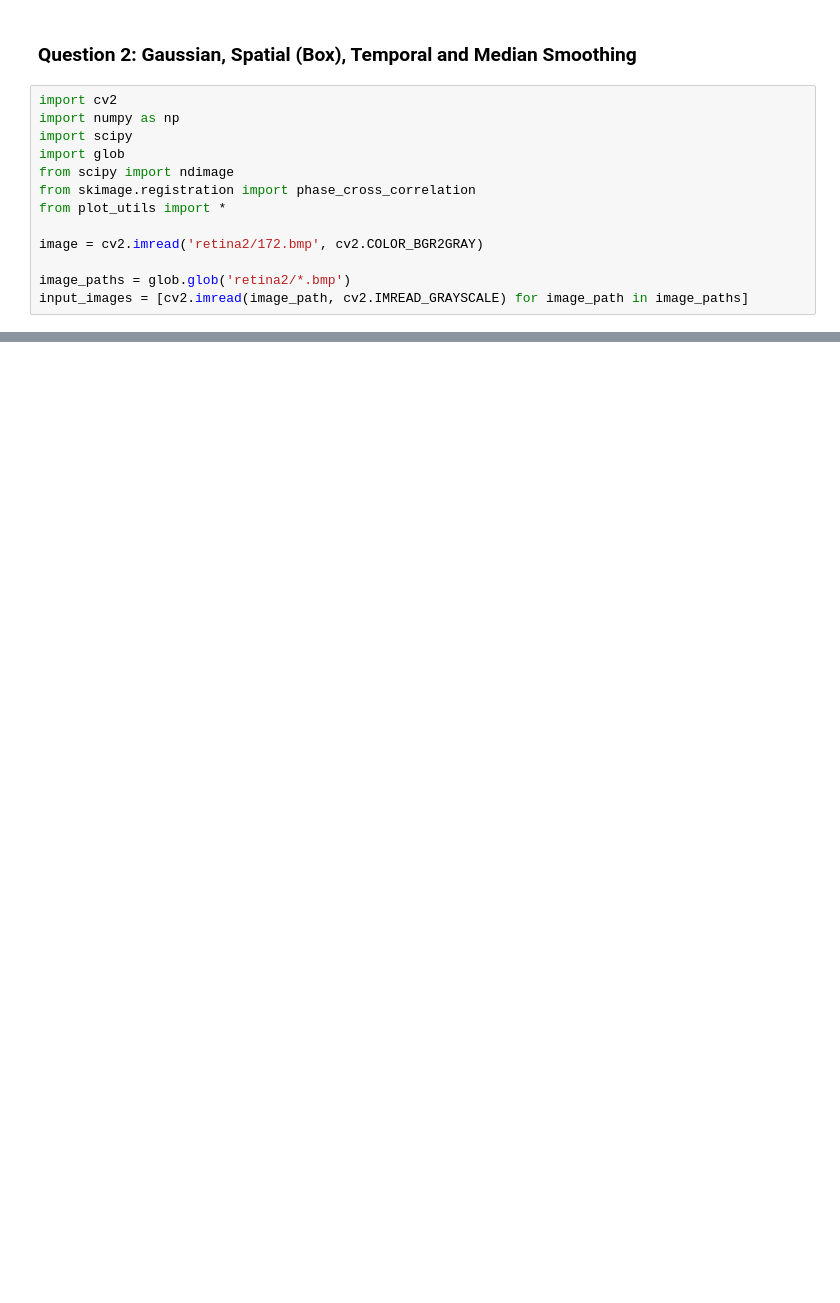
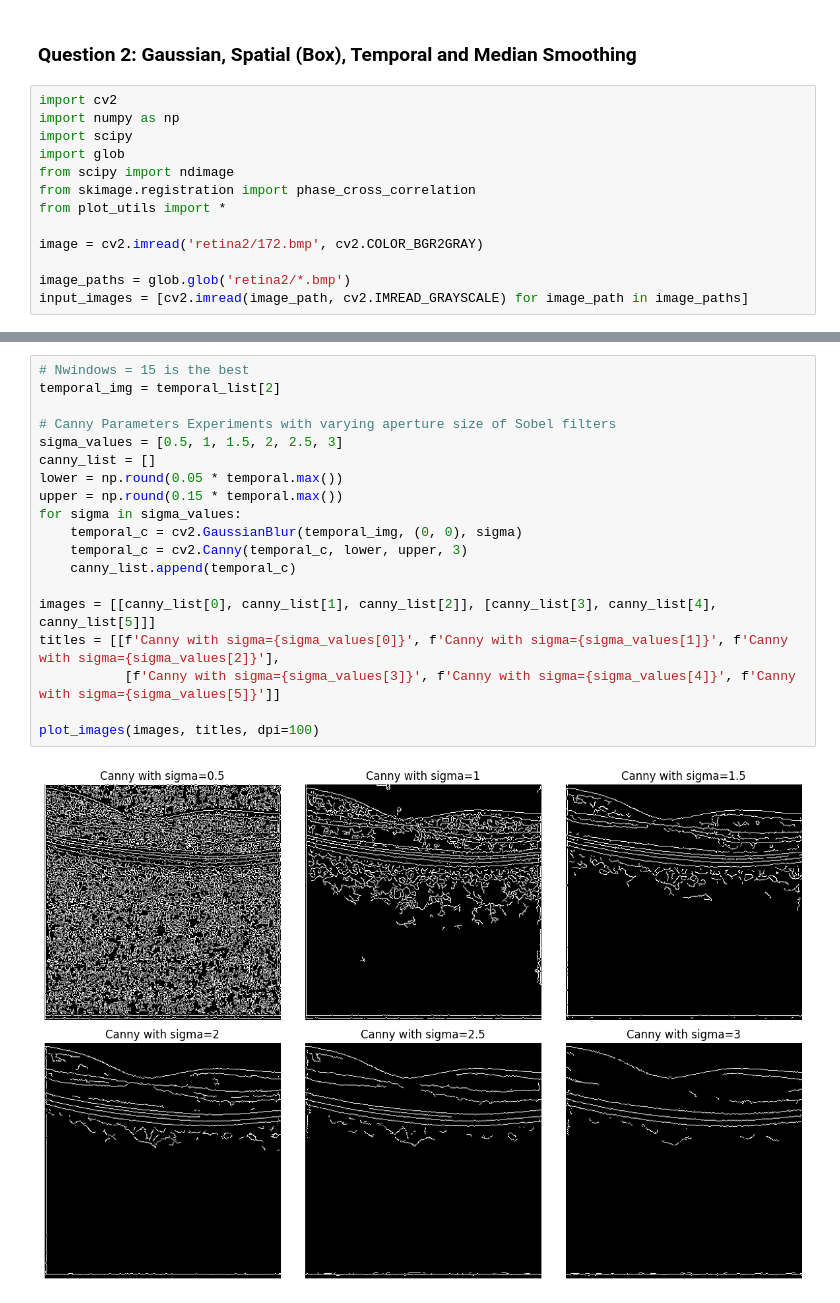
Before and after one commit to leephilipx/intelligent-system-design, a Jupyter notebook: part2/final_q2.ipynb, the cells around one changed output, grey strips where cells are left out. Cells and saved outputs as stored; diff of their text form; blank space fills up the shorter version.

```diff
--- a/part2/final_q2.ipynb
+++ b/part2/final_q2.ipynb
@@ -59,0 +91,21 @@ IndexError: list index out of range
+# %%
+# Nwindows = 15 is the best
+temporal_img = temporal_list[2]
+
+# Canny Parameters Experiments with varying aperture size of Sobel filters
+sigma_values = [0.5, 1, 1.5, 2, 2.5, 3]
+canny_list = []
+lower = np.round(0.05 * temporal.max())
+upper = np.round(0.15 * temporal.max())
+for sigma in sigma_values:
+    temporal_c = cv2.GaussianBlur(temporal_img, (0, 0), sigma)
+    temporal_c = cv2.Canny(temporal_c, lower, upper, 3)
+    canny_list.append(temporal_c)
+
+images = [[canny_list[0], canny_list[1], canny_list[2]], [canny_list[3], canny_list[4], canny_list[5]]]
+titles = [[f'Canny with sigma={sigma_values[0]}', f'Canny with sigma={sigma_values[1]}', f'Canny with sigma={sigma_values[2]}'],
+           [f'Canny with sigma={sigma_values[3]}', f'Canny with sigma={sigma_values[4]}', f'Canny with sigma={sigma_values[5]}']]
+
+plot_images(images, titles, dpi=100)
+# %% [output]
+[figure, added]
```
Also changed, not shown: parts of 6 cells of this notebook, 4 other files.
